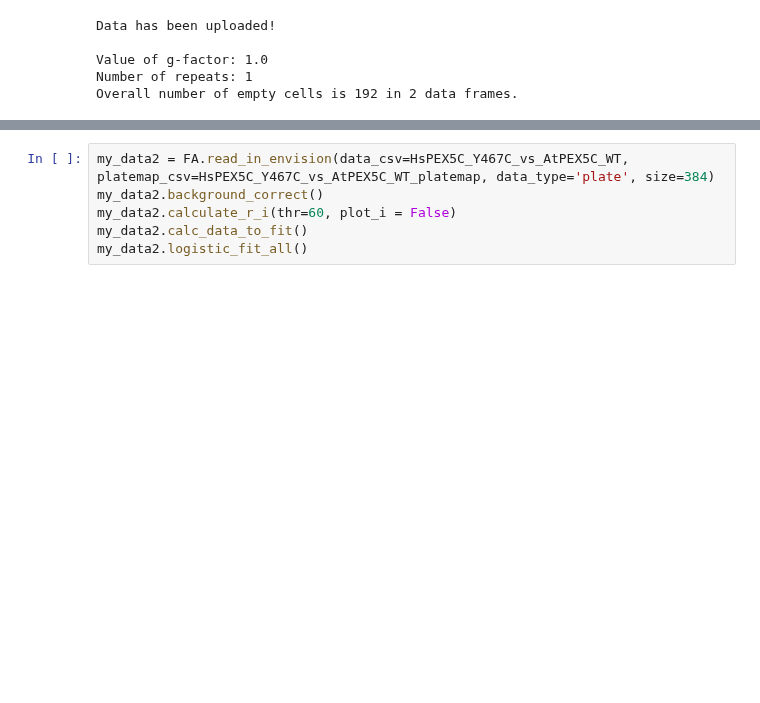
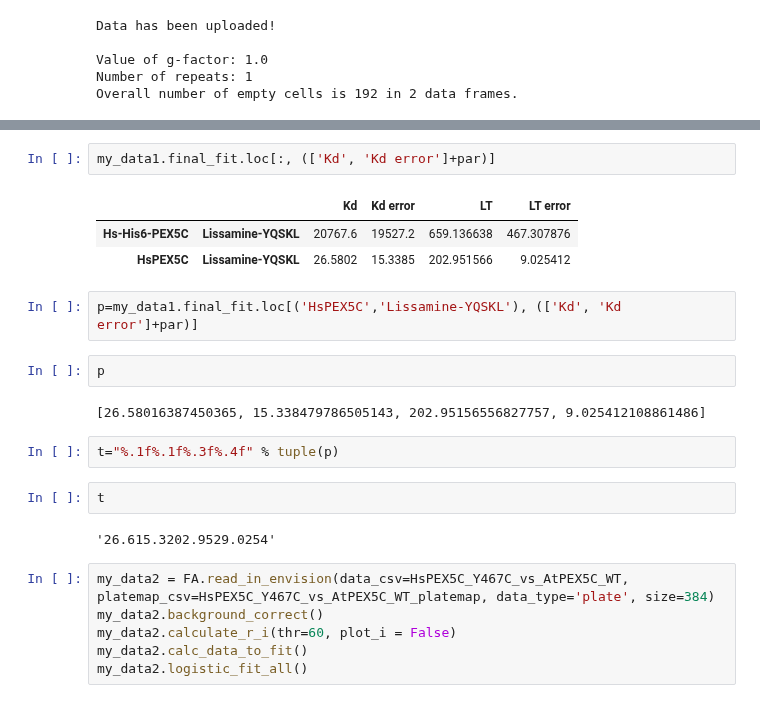
Before and after one commit to mariuszlas/Fluorescence-Anisotropy-Analysis-Development, a Jupyter notebook: fluorescenceanisotropy/fluores_anisotropy.ipynb, the cells around one changed output, grey strips where cells are left out. Drawn from its saved outputs; the diff is of its cells as text; blank space fills up the shorter version.

```diff
--- a/fluorescenceanisotropy/fluores_anisotropy.ipynb
+++ b/fluorescenceanisotropy/fluores_anisotropy.ipynb
@@ -1301,3 +1434,21 @@ my_data1.plot_kd(rep=['all'], prot=['all'], trac=['all'], overlay=True, legend=T
+# %%
+my_data1.final_fit.loc[:, (['Kd', 'Kd error']+par)]
+# %% [output]
+|  |  | Kd | Kd error | LT | LT error |
+| Hs-His6-PEX5C | Lissamine-YQSKL | 20767.6 | 19527.2 | 659.136638 | 467.307876 |
+| HsPEX5C | Lissamine-YQSKL | 26.5802 | 15.3385 | 202.951566 | 9.025412 |
+# %%
+p=my_data1.final_fit.loc[('HsPEX5C','Lissamine-YQSKL'), (['Kd', 'Kd error']+par)]
+# %%
+p
+# %% [output]
+[26.58016387450365, 15.338479786505143, 202.95156556827757, 9.025412108861486]
+# %%
+t="%.1f%.1f%.3f%.4f" % tuple(p)
+# %%
+t
+# %% [output]
+'26.615.3202.9529.0254'
 # %%
 my_data2 = FA.read_in_envision(data_csv=HsPEX5C_Y467C_vs_AtPEX5C_WT, platemap_csv=HsPEX5C_Y467C_vs_AtPEX5C_WT_platemap, data_type='plate', size=384)
 my_data2.background_correct()
```
Also changed, not shown: parts of 11 cells of this notebook.
